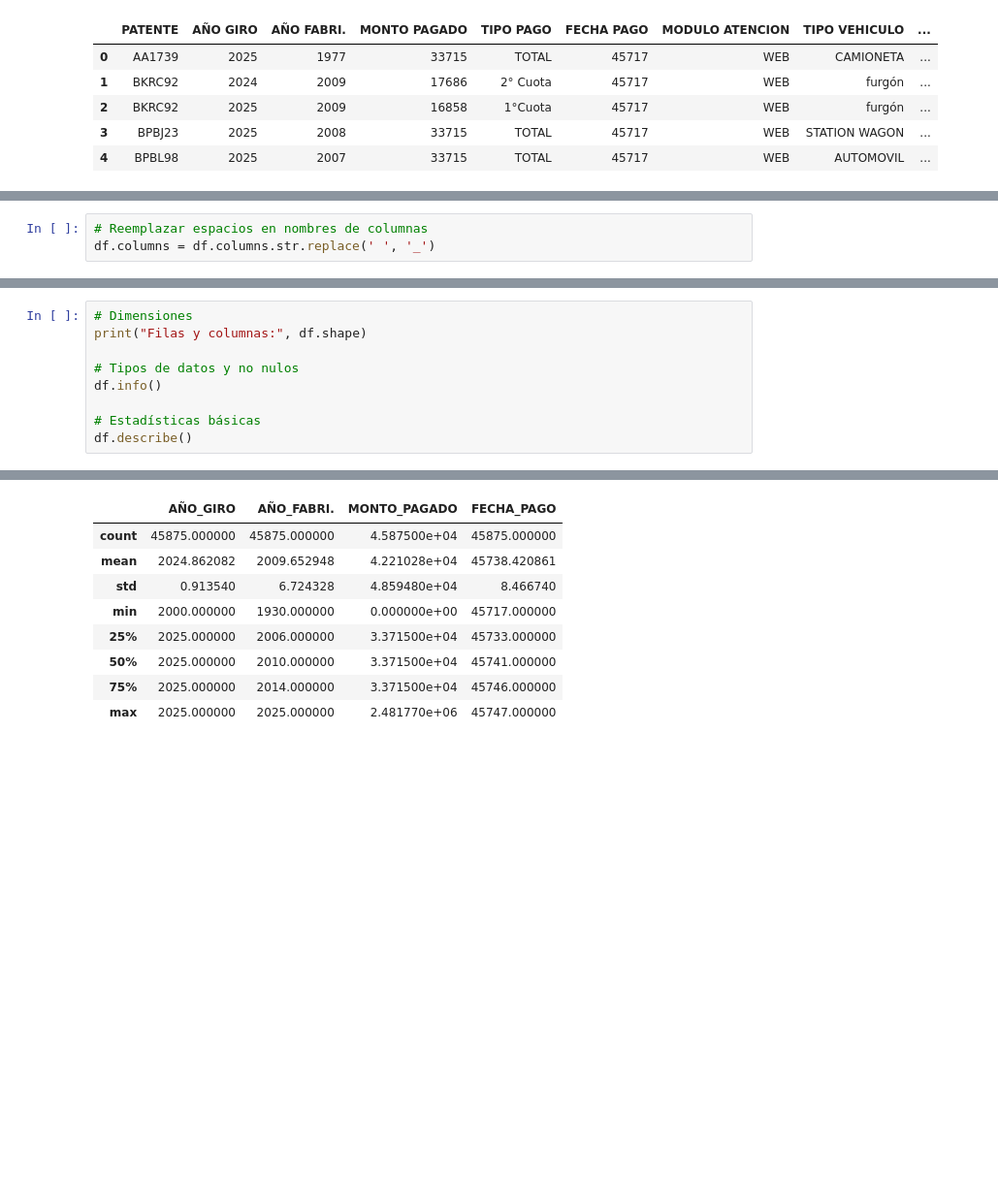
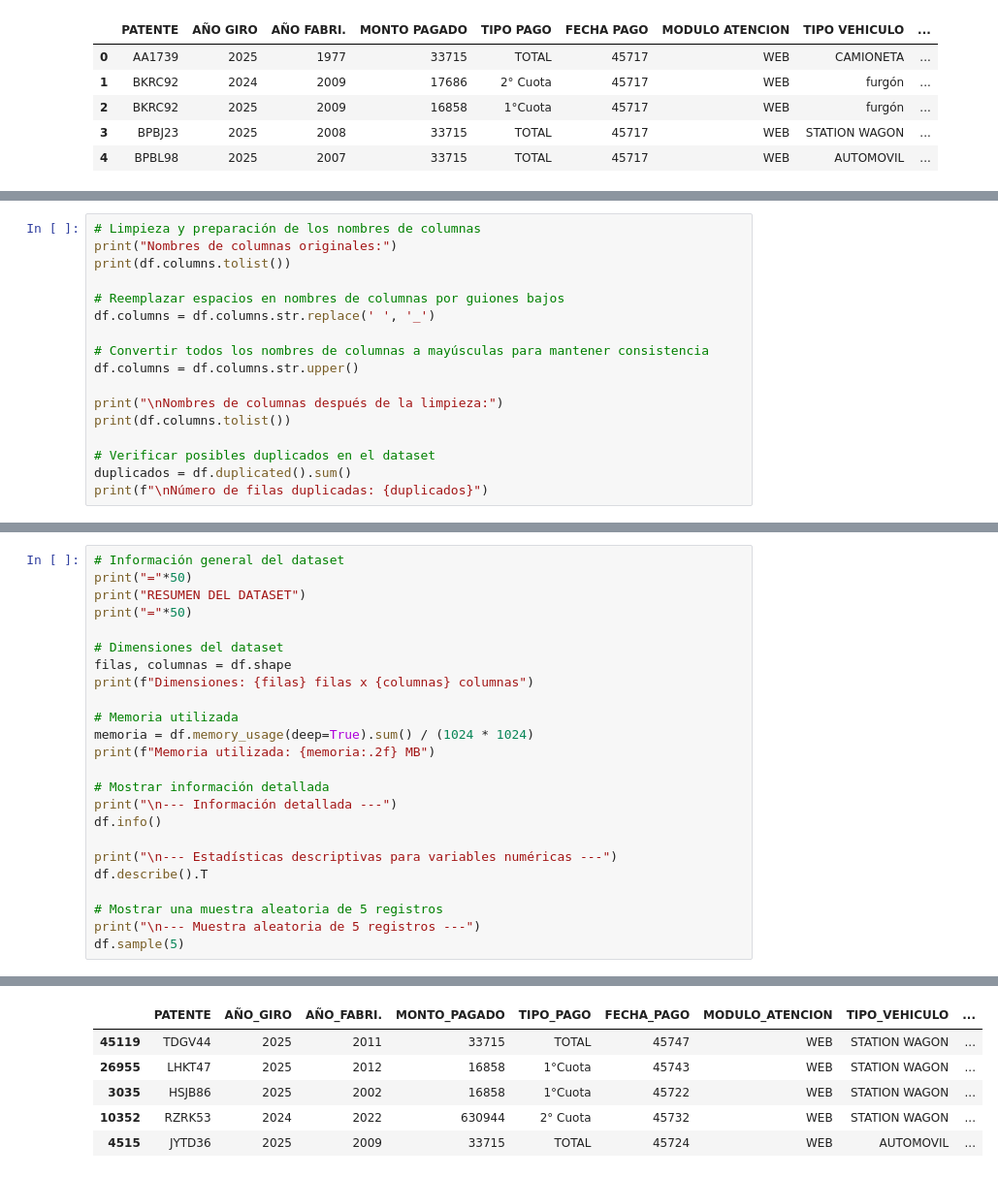
Before and after one commit to jorgeguerrerohidalgo/repositorio_permisos_circulacion_arica, a Jupyter notebook: estudio_permisos_circulacion_arica_2025.ipynb, the cells around one changed output, grey strips where cells are left out. Shown at 97% size. Cells and saved outputs as stored; diff of their text form; blank space fills up the shorter version.

```diff
--- a/estudio_permisos_circulacion_arica_2025.ipynb
+++ b/estudio_permisos_circulacion_arica_2025.ipynb
@@ -32,3 +108,17 @@ df.head()
 # %%
-# Reemplazar espacios en nombres de columnas
+# Limpieza y preparación de los nombres de columnas
+print("Nombres de columnas originales:")
+print(df.columns.tolist())
+
+# Reemplazar espacios en nombres de columnas por guiones bajos
 df.columns = df.columns.str.replace(' ', '_')
+
+# Convertir todos los nombres de columnas a mayúsculas para mantener consistencia
+df.columns = df.columns.str.upper()
+
+print("\nNombres de columnas después de la limpieza:")
+print(df.columns.tolist())
+
+# Verificar posibles duplicados en el dataset
+duplicados = df.duplicated().sum()
+print(f"\nNúmero de filas duplicadas: {duplicados}")
@@ -35,10 +187,25 @@ df.columns = df.columns.str.replace(' ', '_')
 # %%
-# Dimensiones
-print("Filas y columnas:", df.shape)
+# Información general del dataset
+print("="*50)
+print("RESUMEN DEL DATASET")
+print("="*50)
 
-# Tipos de datos y no nulos
+# Dimensiones del dataset
+filas, columnas = df.shape
+print(f"Dimensiones: {filas} filas x {columnas} columnas")
+
+# Memoria utilizada
+memoria = df.memory_usage(deep=True).sum() / (1024 * 1024)
+print(f"Memoria utilizada: {memoria:.2f} MB")
+
+# Mostrar información detallada
+print("\n--- Información detallada ---")
 df.info()
 
-# Estadísticas básicas
-df.describe()
+print("\n--- Estadísticas descriptivas para variables numéricas ---")
+df.describe().T
+
+# Mostrar una muestra aleatoria de 5 registros
+print("\n--- Muestra aleatoria de 5 registros ---")
+df.sample(5)
 # %% [output]
@@ -65,9 +229,6 @@ memory usage: 4.2+ MB
-|  | AÑO_GIRO | AÑO_FABRI. | MONTO_PAGADO | FECHA_PAGO |
-| count | 45875.000000 | 45875.000000 | 4.587500e+04 | 45875.000000 |
-| mean | 2024.862082 | 2009.652948 | 4.221028e+04 | 45738.420861 |
-| std | 0.913540 | 6.724328 | 4.859480e+04 | 8.466740 |
-| min | 2000.000000 | 1930.000000 | 0.000000e+00 | 45717.000000 |
-| 25% | 2025.000000 | 2006.000000 | 3.371500e+04 | 45733.000000 |
-| 50% | 2025.000000 | 2010.000000 | 3.371500e+04 | 45741.000000 |
-| 75% | 2025.000000 | 2014.000000 | 3.371500e+04 | 45746.000000 |
-| max | 2025.000000 | 2025.000000 | 2.481770e+06 | 45747.000000 |
+|  | PATENTE | AÑO_GIRO | AÑO_FABRI. | MONTO_PAGADO | TIPO_PAGO | FECHA_PAGO | MODULO_ATENCION | TIPO_VEHICULO | ... |
+| 45119 | TDGV44 | 2025 | 2011 | 33715 | TOTAL | 45747 | WEB | STATION WAGON | ... |
+| 26955 | LHKT47 | 2025 | 2012 | 16858 | 1°Cuota | 45743 | WEB | STATION WAGON | ... |
+| 3035 | HSJB86 | 2025 | 2002 | 16858 | 1°Cuota | 45722 | WEB | STATION WAGON | ... |
+| 10352 | RZRK53 | 2024 | 2022 | 630944 | 2° Cuota | 45732 | WEB | STATION WAGON | ... |
+| 4515 | JYTD36 | 2025 | 2009 | 33715 | TOTAL | 45724 | WEB | AUTOMOVIL | ... |
```
Also changed, not shown: parts of 31 cells of this notebook.
